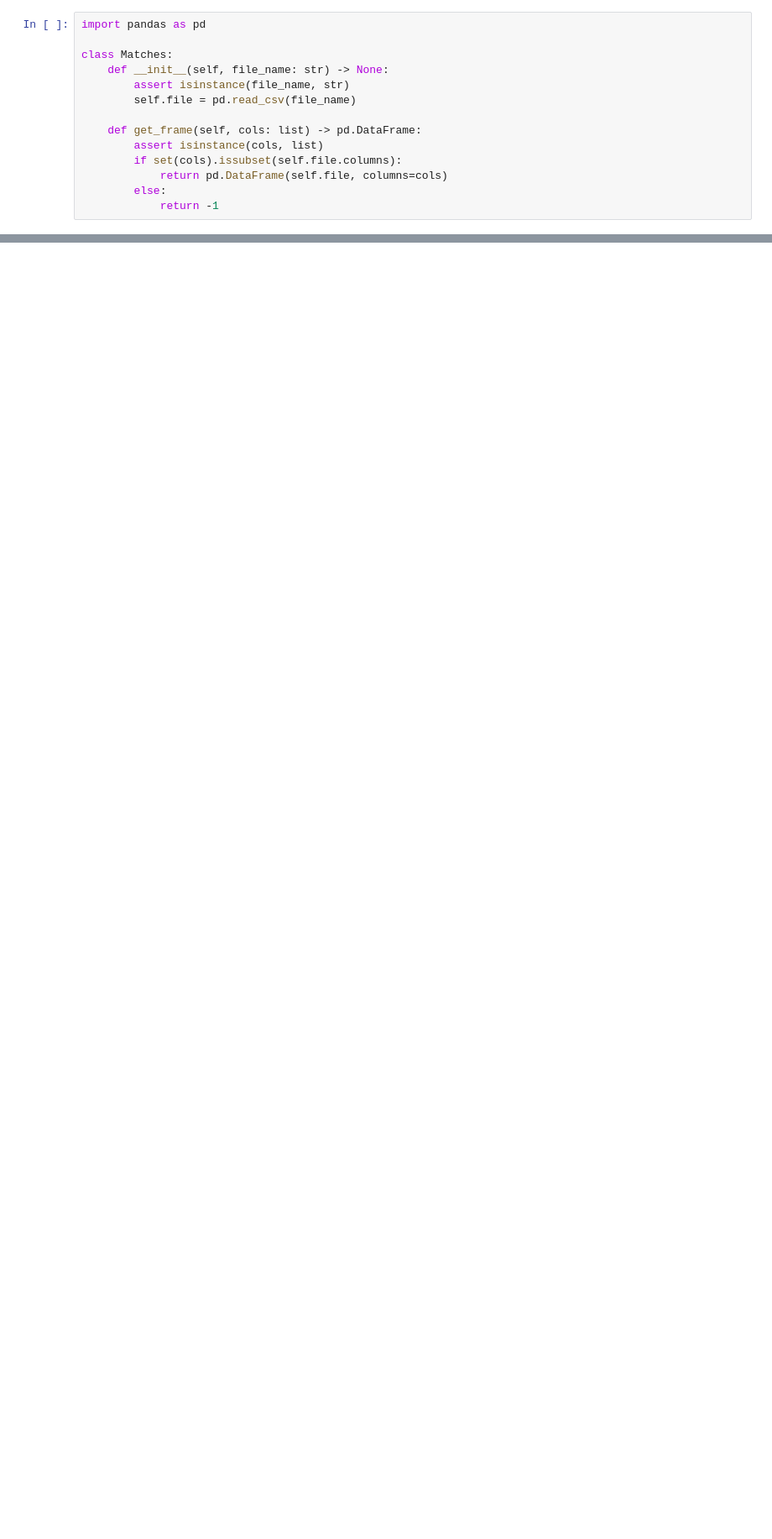
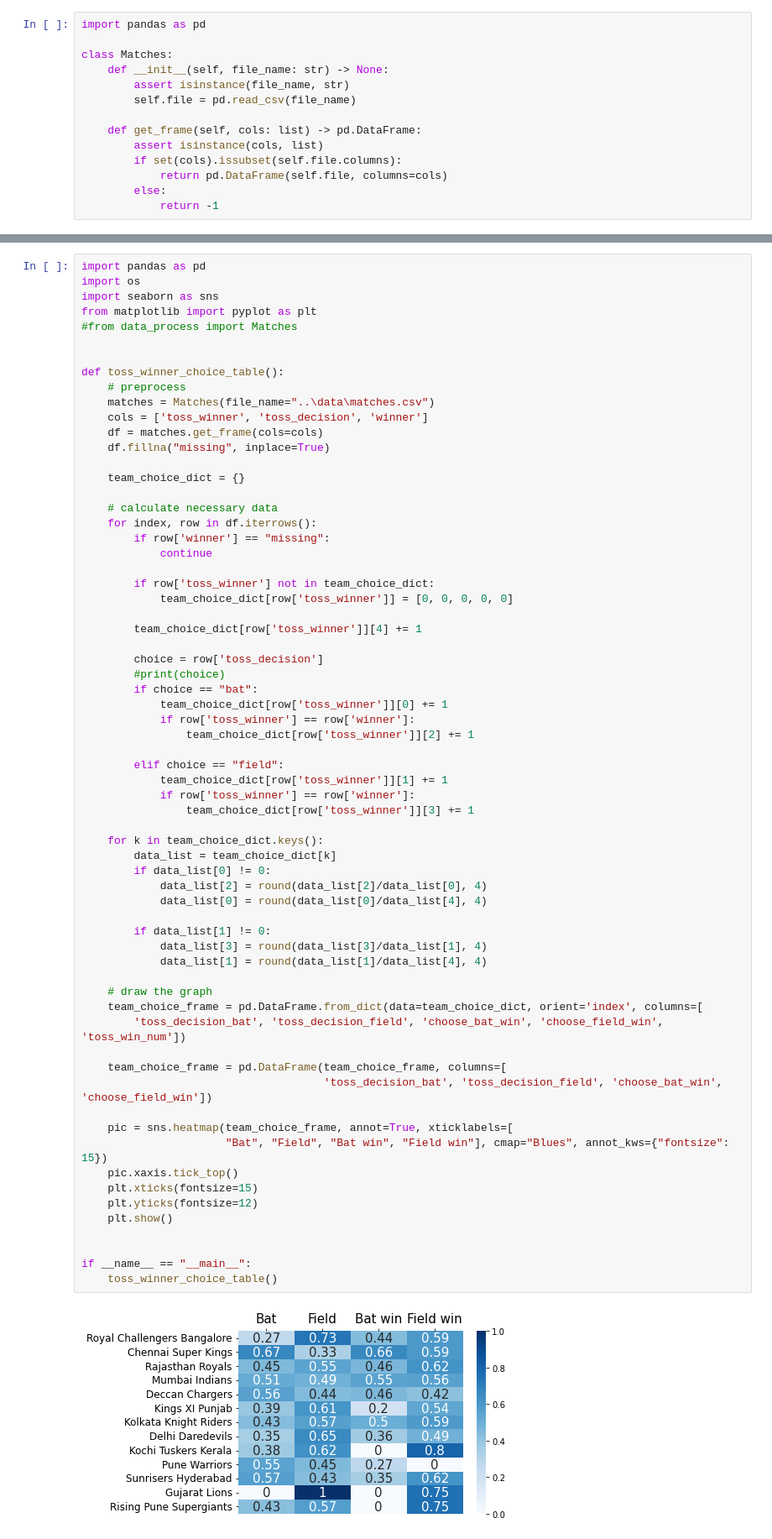
Before and after one commit to rkishorekumar-git/EDA-For-IPL, a Jupyter notebook: ipynb/src_all.ipynb, the cells around one changed output, grey strips where cells are left out. Shown: that part at 84% size. Drawn from its saved outputs; the diff is of its cells as text; blank space fills up the shorter version.

Commit message:
Heatmap and fix some bugs

```diff
--- a/ipynb/src_all.ipynb
+++ b/ipynb/src_all.ipynb
@@ -169,0 +155,68 @@ if __name__=="__main__":
+# %%
+import pandas as pd
+import os
+import seaborn as sns
+from matplotlib import pyplot as plt
+#from data_process import Matches
+
+
+def toss_winner_choice_table():
+    # preprocess
+    matches = Matches(file_name="..\data\matches.csv")
+    cols = ['toss_winner', 'toss_decision', 'winner']
+    df = matches.get_frame(cols=cols)
+    df.fillna("missing", inplace=True)
+
+    team_choice_dict = {}
+
+    # calculate necessary data
+    for index, row in df.iterrows():
+        if row['winner'] == "missing":
+            continue
+
+        if row['toss_winner'] not in team_choice_dict:
+            team_choice_dict[row['toss_winner']] = [0, 0, 0, 0, 0]
+
+        team_choice_dict[row['toss_winner']][4] += 1
+
+        choice = row['toss_decision']
+        #print(choice)
+        if choice == "bat":
+            team_choice_dict[row['toss_winner']][0] += 1
+            if row['toss_winner'] == row['winner']:
+                team_choice_dict[row['toss_winner']][2] += 1
+
+        elif choice == "field":
+            team_choice_dict[row['toss_winner']][1] += 1
+            if row['toss_winner'] == row['winner']:
+                team_choice_dict[row['toss_winner']][3] += 1
+
+    for k in team_choice_dict.keys():
+        data_list = team_choice_dict[k]
+        if data_list[0] != 0:
+            data_list[2] = round(data_list[2]/data_list[0], 4)
+            data_list[0] = round(data_list[0]/data_list[4], 4)
+
+        if data_list[1] != 0:
+            data_list[3] = round(data_list[3]/data_list[1], 4)
+            data_list[1] = round(data_list[1]/data_list[4], 4)
+
+    # draw the graph
+    team_choice_frame = pd.DataFrame.from_dict(data=team_choice_dict, orient='index', columns=[
+        'toss_decision_bat', 'toss_decision_field', 'choose_bat_win', 'choose_field_win', 'toss_win_num'])
+
+    team_choice_frame = pd.DataFrame(team_choice_frame, columns=[
+                                     'toss_decision_bat', 'toss_decision_field', 'choose_bat_win', 'choose_field_win'])
+
+    pic = sns.heatmap(team_choice_frame, annot=True, xticklabels=[
+                      "Bat", "Field", "Bat win", "Field win"], cmap="Blues", annot_kws={"fontsize": 15})
+    pic.xaxis.tick_top()
+    plt.xticks(fontsize=15)
+    plt.yticks(fontsize=12)
+    plt.show()
+
+
+if __name__ == "__main__":
+    toss_winner_choice_table()
+# %% [output]
+[figure, added]
```
Also changed, not shown: parts of 2 cells of this notebook, 6 other files.
